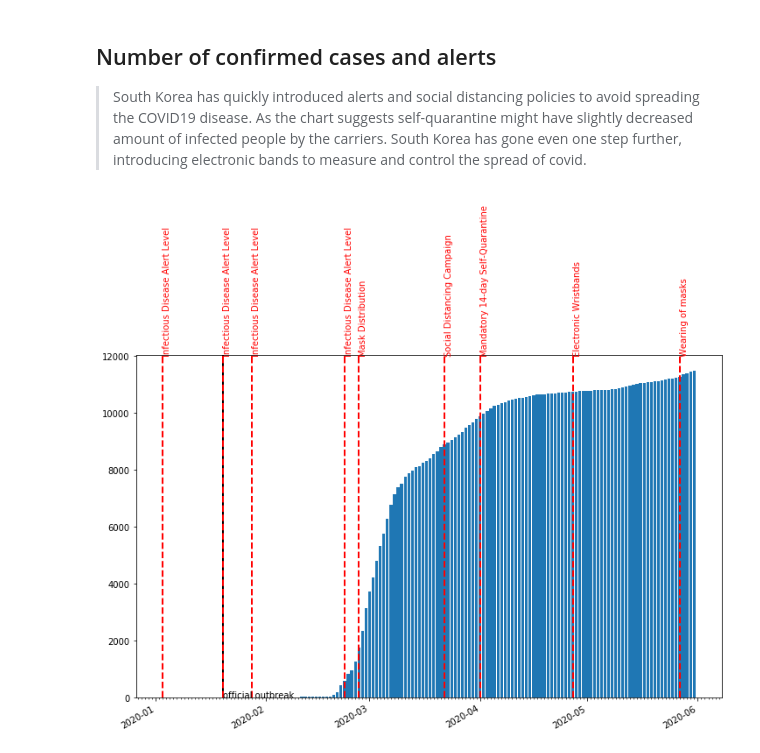
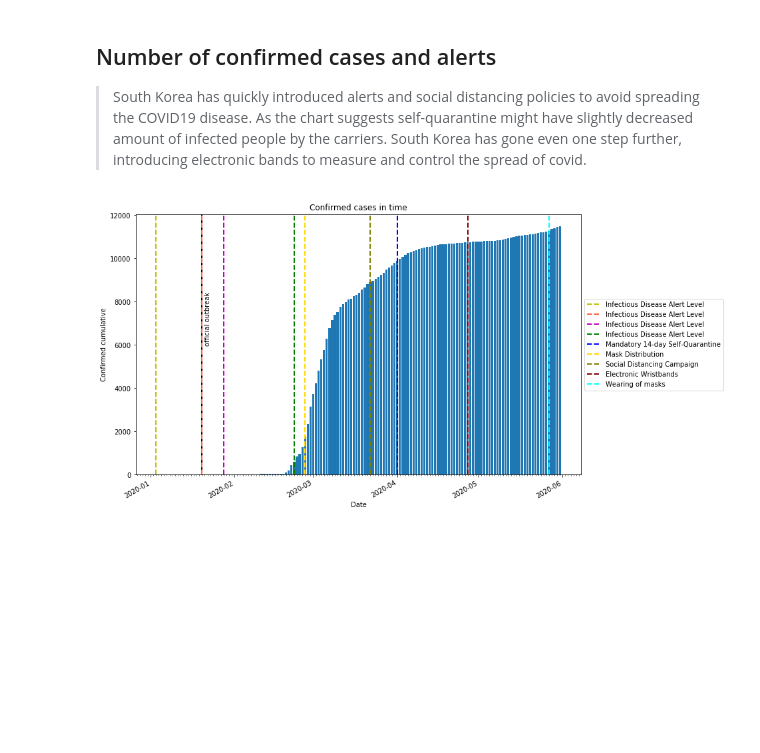
Before and after one commit to iamjakkie/CovidDataAnalysis, a Jupyter notebook: slide_deck_template.ipynb, the cells around one changed output. Saved outputs shown, nothing was run; the diff lists cells and outputs as text; code cells hidden in the pictures; blank space fills up the shorter version.

```diff
--- a/slide_deck_template.ipynb
+++ b/slide_deck_template.ipynb
@@ -88,34 +91,41 @@ def format_date(ax):
     months = mdates.MonthLocator()  # every month
     dayFmt = mdates.DateFormatter('%D')
     monthFmt = mdates.DateFormatter('%Y-%m')
     ax.figure.autofmt_xdate()
     ax.xaxis.set_major_locator(months)
     ax.xaxis.set_major_formatter(monthFmt)
     ax.xaxis.set_minor_locator(days)
 
 def stack_bar(df, ax, legend, **kwargs):
     P = []
     lastBar = None
 
     for col in df.columns:
         X = df.index
         Y = df[col]
         if lastBar is not None:
             P.append(ax.bar(X, Y, bottom=lastBar, **kwargs))
         else:
             P.append(ax.bar(X, Y, **kwargs))
         lastBar = Y
     if(legend):
         plt.legend([p[0] for p in P], df.columns)
 
+colors = ['y','tomato','m','g','b','gold', 'olive', 'maroon', 'aqua']
 fig, ax = plt.subplots(1, figsize=(12,8))
 stack_bar(time_df[['confirmed']],ax, False)
 format_date(ax)
 plt.axvline(pd.to_datetime('2020-01-20'), color='black', linestyle='-', lw=2)
-plt.text(pd.to_datetime('2020-01-20'), ax.get_ylim()[0] ,'official outbreak', color='black')
+plt.text(pd.to_datetime('2020-01-21'), ax.get_ylim()[1]/2 ,'official outbreak', color='black', rotation=90)
+ind=0
 for index,row in policy_df[policy_df['policy_id'].isin([1,2,3,4,18,27,29,52,57])][['gov_policy','start_date']].iterrows():
-    plt.axvline(pd.to_datetime(row['start_date']), color='r', linestyle='--', lw=2)
-    plt.text(pd.to_datetime(row['start_date']), ax.get_ylim()[1] ,row['gov_policy'], color='r', rotation=90)
+    plt.axvline(pd.to_datetime(row['start_date']), color=colors[ind], linestyle='--', lw=2, label=row['gov_policy'])
+    #plt.text(pd.to_datetime(row['start_date']), ax.get_ylim()[1] ,row['gov_policy'], color=colors[ind], rotation=90, verticalalignment='center')
+    ind+=1
+plt.legend(loc='center left', bbox_to_anchor=(1,.5))
+plt.title("Confirmed cases in time")
+plt.xlabel('Date')
+plt.ylabel("Confirmed cumulative")
 plt.show()
 # %% [output]
-[figure, old version]
+[figure, new version]
```
Also changed, not shown: parts of 2 cells of this notebook, 4 other files.
